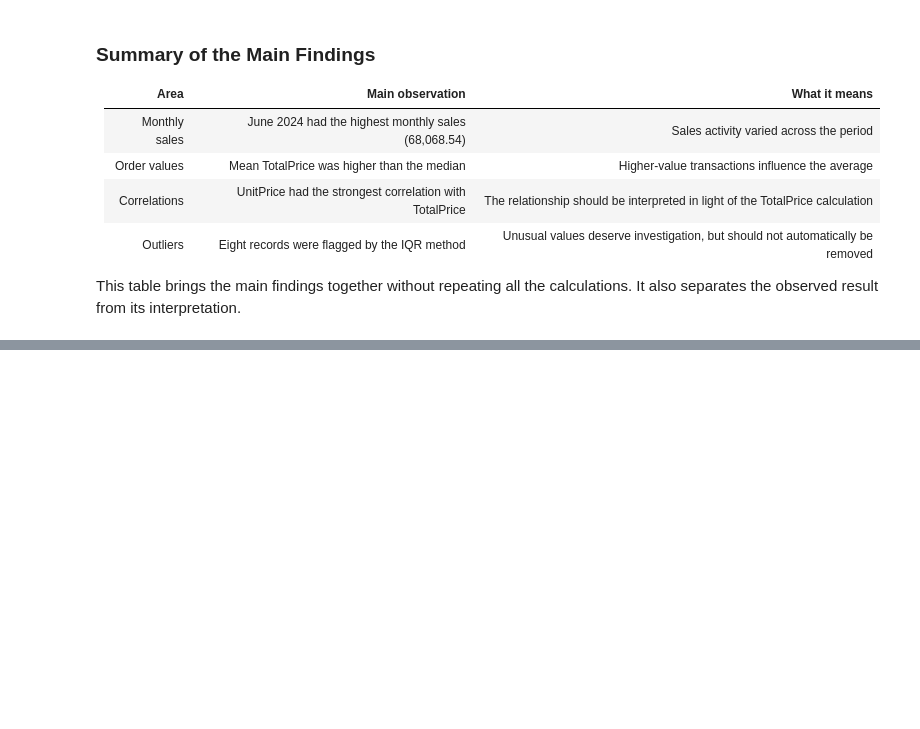
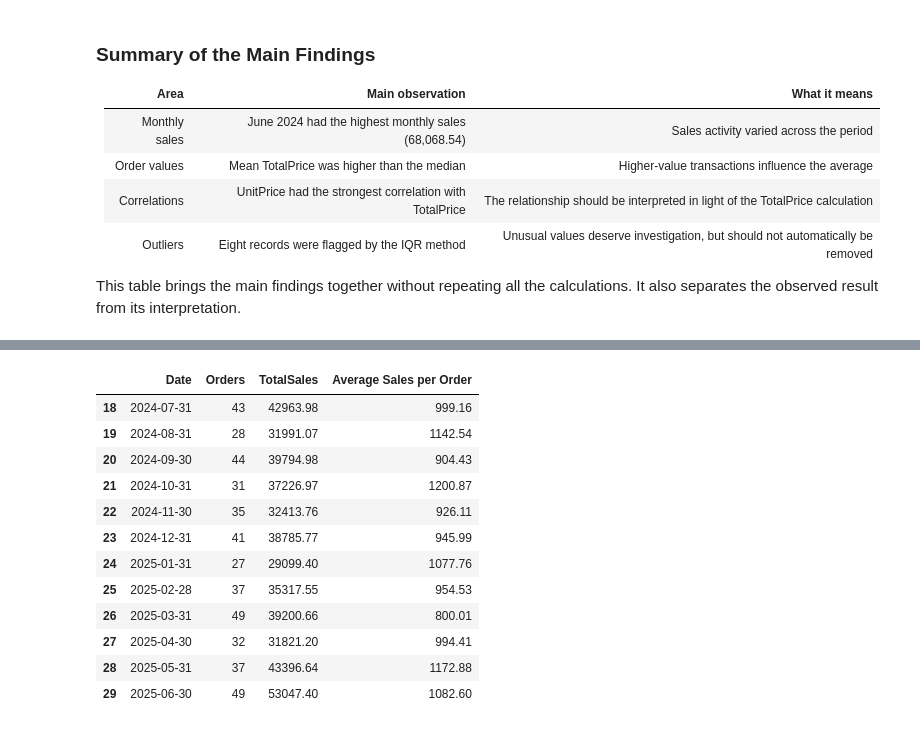
Before and after one commit to francisparwez/exploratory-data-analysis, a Jupyter notebook: notebooks/exploratory_data_analysis.ipynb, the cells around one changed output, grey strips where cells are left out. Drawn from its saved outputs; the diff is of its cells as text; code cells hidden in the pictures; blank space fills up the shorter version.

```diff
--- a/notebooks/exploratory_data_analysis.ipynb
+++ b/notebooks/exploratory_data_analysis.ipynb
@@ -3410,0 +3949,27 @@ This table brings the main findings together without repeating all the calculati
+# %%
+
+# Summarise monthly performance for ongoing monitoring
+monthly_performance_review = monthly_summary[
+    ["Date", "Orders", "TotalSales"]
+].copy()
+
+monthly_performance_review["Average Sales per Order"] = (
+    monthly_performance_review["TotalSales"]
+    / monthly_performance_review["Orders"]
+)
+
+display(monthly_performance_review.round(2).tail(12))
+# %% [output]
+|  | Date | Orders | TotalSales | Average Sales per Order |
+| 18 | 2024-07-31 | 43 | 42963.98 | 999.16 |
+| 19 | 2024-08-31 | 28 | 31991.07 | 1142.54 |
+| 20 | 2024-09-30 | 44 | 39794.98 | 904.43 |
+| 21 | 2024-10-31 | 31 | 37226.97 | 1200.87 |
+| 22 | 2024-11-30 | 35 | 32413.76 | 926.11 |
+| 23 | 2024-12-31 | 41 | 38785.77 | 945.99 |
+| 24 | 2025-01-31 | 27 | 29099.40 | 1077.76 |
+| 25 | 2025-02-28 | 37 | 35317.55 | 954.53 |
+| 26 | 2025-03-31 | 49 | 39200.66 | 800.01 |
+| 27 | 2025-04-30 | 32 | 31821.20 | 994.41 |
+| 28 | 2025-05-31 | 37 | 43396.64 | 1172.88 |
+| 29 | 2025-06-30 | 49 | 53047.40 | 1082.60 |
```
Also changed, not shown: parts of 39 cells of this notebook, 6 other files.
